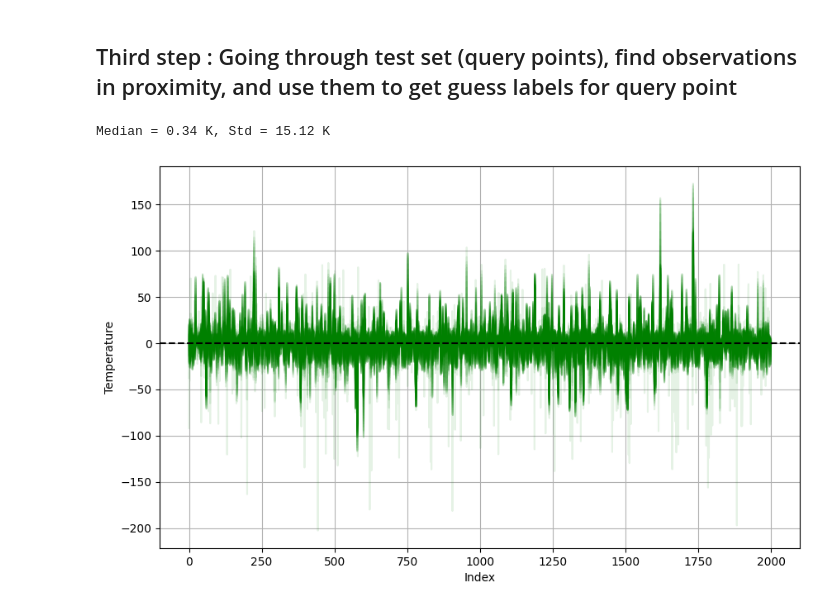
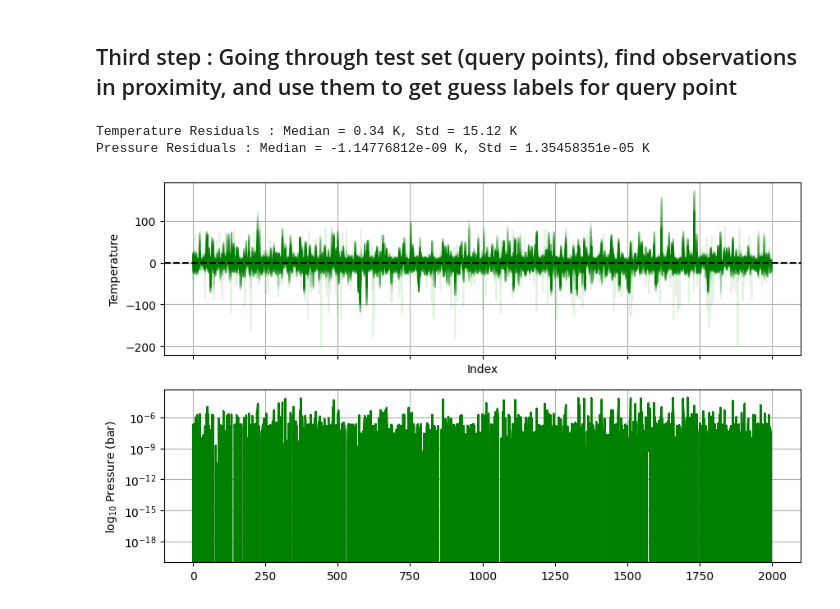
Before and after one commit to SamMerc/Second-Generals, a Jupyter notebook: Code/Plot&Fit_TP_GP.ipynb, the cells around one changed output. Cells and saved outputs as stored; diff of their text form; code cells hidden in the pictures.

```diff
--- a/Code/Plot&Fit_TP_GP.ipynb
+++ b/Code/Plot&Fit_TP_GP.ipynb
@@ -181,16 +196,21 @@ for query_idx, (test_input, test_output_T, test_output_P) in enumerate(zip(test_
         plt.tight_layout()
         plt.show()
 # %%
-print(f'Median = {np.median(input_output_residuals):.2f} K, Std = {np.std(input_output_residuals):.2f} K')
+print(f'Temperature Residuals : Median = {np.median(input_output_residuals_T):.2f} K, Std = {np.std(input_output_residuals_T):.2f} K')
+print(f'Pressure Residuals : Median = {np.median(input_output_residuals_P):.9} K, Std = {np.std(input_output_residuals_P):.9} K')
 
 #Plot residuals
-fig = plt.subplots(figsize=[10, 6])
-plt.plot(input_output_residuals, alpha=0.1, color='green')
-plt.axhline(0, color='black', linestyle='dashed')
-plt.xlabel('Index')
-plt.ylabel('Temperature')
-plt.grid()
+fig, (ax1, ax2) = plt.subplots(2, 1, sharex=True, figsize=[10, 6])
+ax1.plot(input_output_residuals_T, alpha=0.1, color='green')
+ax2.plot(input_output_residuals_P, alpha=0.1, color='green')
+for ax in [ax1, ax2]:ax.axhline(0, color='black', linestyle='dashed')
+ax1.set_xlabel('Index')
+ax1.set_ylabel('Temperature')
+ax2.set_ylabel('log$_{10}$ Pressure (bar)')
+ax2.set_yscale('log')
+for ax in [ax1, ax2]:ax.grid()
 plt.show()
 # %% [output]
-Median = 0.34 K, Std = 15.12 K
+Temperature Residuals : Median = 0.34 K, Std = 15.12 K
+Pressure Residuals : Median = -1.14776812e-09 K, Std = 1.35458351e-05 K
-[figure, old version]
+[figure, new version]
```
Also changed, not shown: parts of 1 cell of this notebook.
